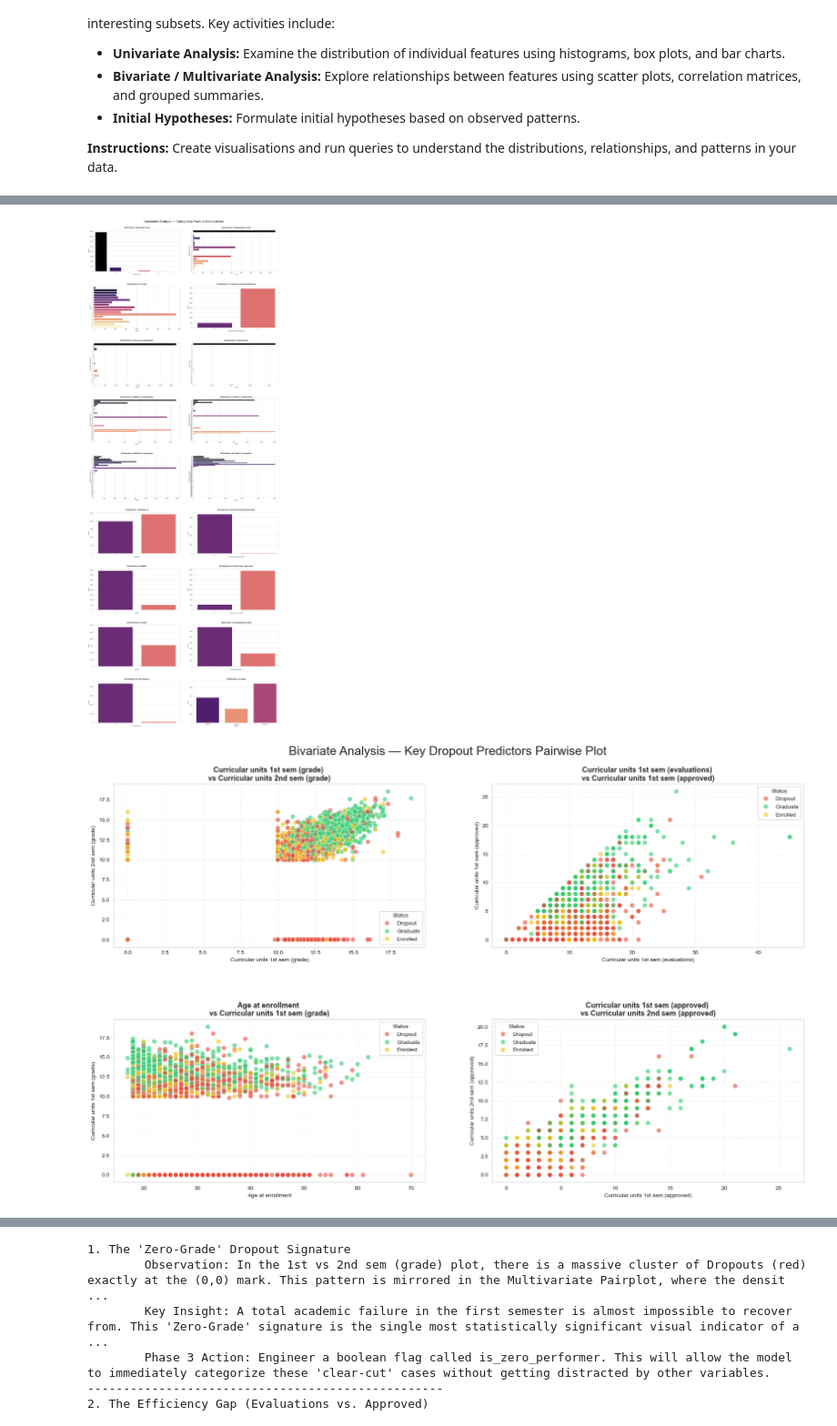
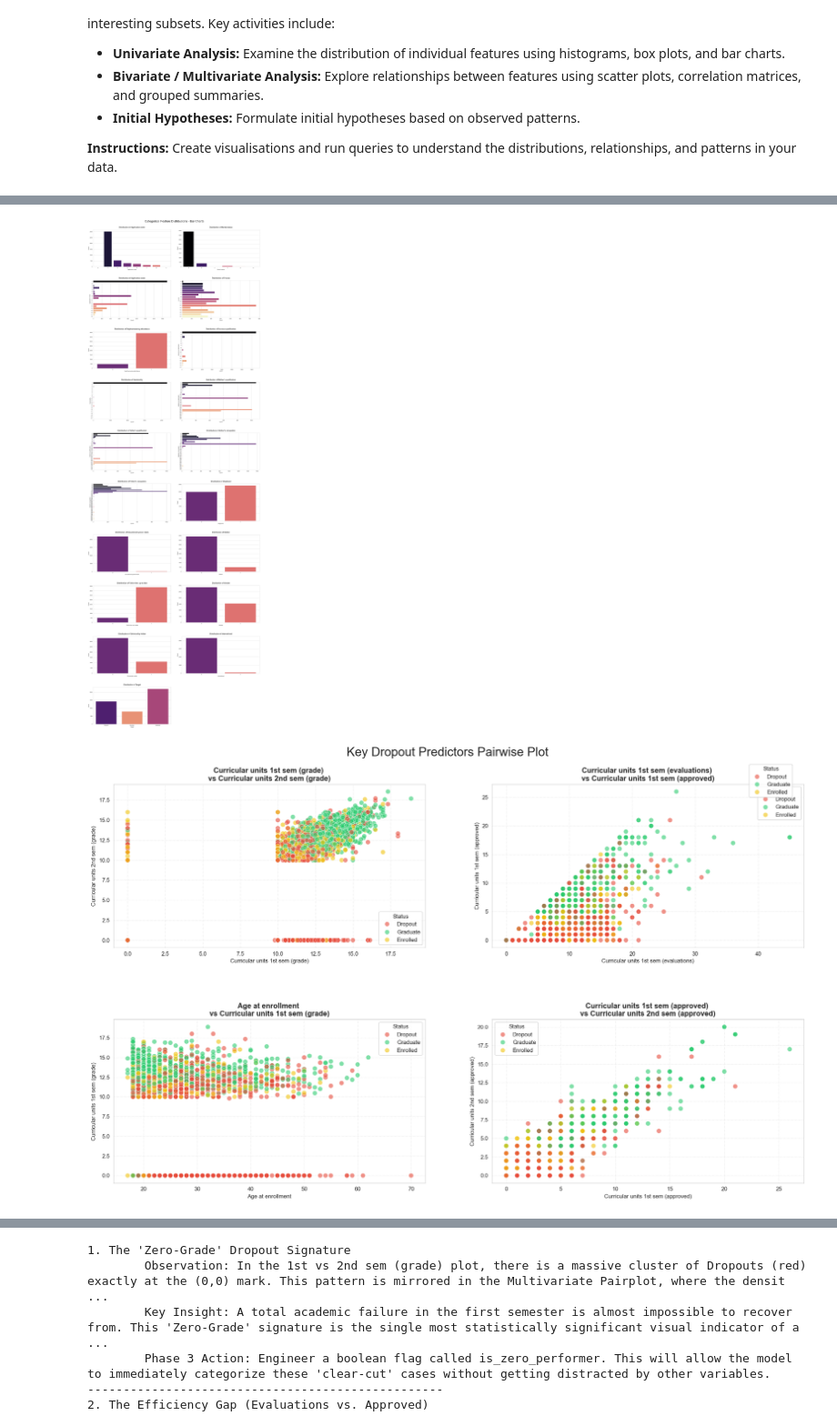
Before and after one commit to jexie-8/Data-Science-Project, a Jupyter notebook: notebooks/Phase_2_Data_Understanding.ipynb, the cells around one changed output, grey strips where cells are left out. Shown at 91% size. Drawn from its saved outputs; the diff is of its cells as text; code cells hidden in the pictures.

```diff
--- a/notebooks/Phase_2_Data_Understanding.ipynb
+++ b/notebooks/Phase_2_Data_Understanding.ipynb
@@ -124,11 +122,10 @@ None
 Target: Target
 Number of Features: 34
 # %%
-
 # 3. Descriptive Statistics: Numerical Features
 print("\n3. Descriptive Statistics (Numerical)")
 numerical_features = [
-    'Application order', 'Age at enrollment',
+    'Age at enrollment',
     'Curricular units 1st sem (credited)', 'Curricular units 1st sem (enrolled)',
     'Curricular units 1st sem (evaluations)', 'Curricular units 1st sem (approved)',
     'Curricular units 1st sem (grade)', 'Curricular units 1st sem (without evaluations)',
@@ -138,9 +135,10 @@ numerical_features = [
     'Unemployment rate', 'Inflation rate', 'GDP'
 ]
 
+
 num_summary = df[numerical_features].describe().T
-num_summary['median'] = df[numerical_features].median() # Add median to the summary statistics
-num_summary = num_summary[['mean', 'median', 'std', 'min', 'max']] # Reorder columns for better readability
+num_summary['median'] = df[numerical_features].median()
+num_summary = num_summary[['mean', 'median', 'std', 'min', 'max']]
 print(num_summary)
 # %% [output]
 3. Descriptive Statistics (Numerical)
@@ -161,12 +159,11 @@ Unemployment rate                               2.663850   7.60  16.200000
 Inflation rate                                  1.382711  -0.80   3.700000
 GDP                                             2.269935  -4.06   3.510000
 # %%
-
 # 4. Descriptive Statistics: Categorical Features
 print("\n4. Descriptive Statistics (Categorical)")
 
 categorical_features = [
-    'Marital status', 'Application mode', 'Course', 'Daytime/evening attendance',
+    'Application order', 'Marital status', 'Application mode', 'Course', 'Daytime/evening attendance',
     'Previous qualification', 'Nacionality', "Mother's qualification",
     "Father's qualification", "Mother's occupation", "Father's occupation",
     'Displaced', 'Educational special needs', 'Debtor', 'Tuition fees up to date',
@@ -175,8 +172,11 @@ categorical_features = [
 
 for col in categorical_features:
     print(f"\nDistribution for: {col}")
-    counts = df[col].value_counts() # Calculate absolute frequency
-    percentages = df[col].value_counts(normalize=True) * 100  # Calculate relative frequency (percentage)
+    counts = df[col].value_counts()
+
+    # nromalize=True converts counts to percentages (0.6 -> 60%) to analyze class balance
+    percentages = df[col].value_counts(normalize=True) * 100
+
     # Combine into temporary DataFrame for clean output
     cat_summary = pd.DataFrame({
         'Count': counts,
@@ -351,18 +376,20 @@ histograms_insights = {
 }
 # %%
 # Univariate Analysis: Categorical Features
-# 1. Setup the figure grid
+
+# 1. Setup the figure grid (num of rows, cols, size of figure, size of axes + flattening the axes for easy looping)
 n_cols = 2
 n_rows = (len(categorical_features) + n_cols - 1) // n_cols
 fig, axes = plt.subplots(nrows=n_rows, ncols=n_cols, figsize=(20, 6 * n_rows))
 axes = axes.flatten()
 
 for i, col in enumerate(categorical_features):
-    # Sort by the ID/Value (1, 2, 3...) so the axis stays numerical
+    # Sort by the value so the axis stays numerical
     order = df[col].value_counts().sort_index().index
 
     # 2. Conditional Logic for Plot Orientation
     if len(order) > 10:
+
         # HORIZONTAL: Better for many categories (Occupations, Qualifications)
         sns.countplot(data=df, y=col, ax=axes[i], order=order,
                       hue=col, palette='magma', legend=False)
@@ -379,7 +406,7 @@ for i, col in enumerate(categorical_features):
 
 # 3. Final layout adjustments
 plt.tight_layout(rect=[0, 0.03, 1, 0.99], h_pad=6.0, w_pad=5.0)
-plt.suptitle('Univariate Analysis — Categorical Feature Distributions', fontsize=24, y=1.00)
+plt.suptitle('Categorical Feature Distributions - Bar Charts', fontsize=24, y=1.00)
 
 # Remove any empty subplots
 for j in range(i + 1, len(axes)):
@@ -387,6 +414,6 @@ for j in range(i + 1, len(axes)):
 
 plt.show()
 # %% [output]
-[figure, old version]
+[figure, new version]
 # %%
 barcharts_insights = {
@@ -472,48 +503,46 @@ barcharts_insights = {
 }
 # %%
-# 1. Predictive Pairs
+"""Bivariate Analysis: Pair scatter plots:
+    1. Academic performance consistency: Curricular units 1st sem (grade) VS Curricular units 2nd sem (grade)
+    2. Effort vs. Actual Success: Curricular units 1st sem (evaluations) VS Curricular units 1st sem (approved)
+    3. Age vs. 1st Semester Performance: Age at enrollment VS Curricular units 1st sem (grade)
+    4. Academic Progress/Retention: Curricular units 1st sem (approved) VS Curricular units 2nd sem (approved"""
+
 analysis_pairs = [
-    # Academic performance consistency (The strongest predictor)
     ('Curricular units 1st sem (grade)', 'Curricular units 2nd sem (grade)'),
-
-    # Effort vs. Actual Success
     ('Curricular units 1st sem (evaluations)', 'Curricular units 1st sem (approved)'),
-
-    # Age vs. 1st Semester Performance
     ('Age at enrollment', 'Curricular units 1st sem (grade)'),
-
-    # Academic Progress/Retention
     ('Curricular units 1st sem (approved)', 'Curricular units 2nd sem (approved)')
 ]
 
 # 2. Setup the Plotting Grid
 n_rows, n_cols = 2, 2
 fig, axes = plt.subplots(n_rows, n_cols, figsize=(18, 12))
 axes = axes.flatten()
 
 palette_colors = {'Graduate': '#2ecc71', 'Dropout': '#e74c3c', 'Enrolled': '#f1c40f'}
 
 for i, (x_col, y_col) in enumerate(analysis_pairs):
-    try:
         sns.scatterplot(
             data=df, x=x_col, y=y_col, hue='Target',
             ax=axes[i], alpha=0.6, s=70,
             palette=palette_colors
         )
         axes[i].set_title(f'{x_col} \nvs {y_col}', fontsize=13, fontweight='bold')
         axes[i].legend(title='Status', loc='best')
+
+        # Add grid for better readability (0.6 opacity for subtlety)
         axes[i].grid(True, linestyle=':', alpha=0.6)
 
-    except ValueError as e:
-        axes[i].set_title(f"Error: Column not found", color='red')
-        print(f"Skipping pair {x_col} vs {y_col}: {e}")
+handles, labels = axes[0].get_legend_handles_labels()
+fig.legend(handles, labels, title='Status', loc='upper right', bbox_to_anchor=(0.98, 0.95))
 
 plt.tight_layout(rect=[0, 0.03, 1, 0.95], h_pad=7.0, w_pad=8.0)
-plt.suptitle('Bivariate Analysis — Key Dropout Predictors Pairwise Plot', fontsize=22, y=0.98)
+plt.suptitle('Key Dropout Predictors Pairwise Plot', fontsize=22, y=0.98)
 
 plt.show()
 # %% [output]
-[figure, old version]
+[figure, new version]
 # %%
 analysis_insights = {
     "1. Academic Consistency":
```
Also changed, not shown: parts of 30 cells of this notebook, 29 other files.
